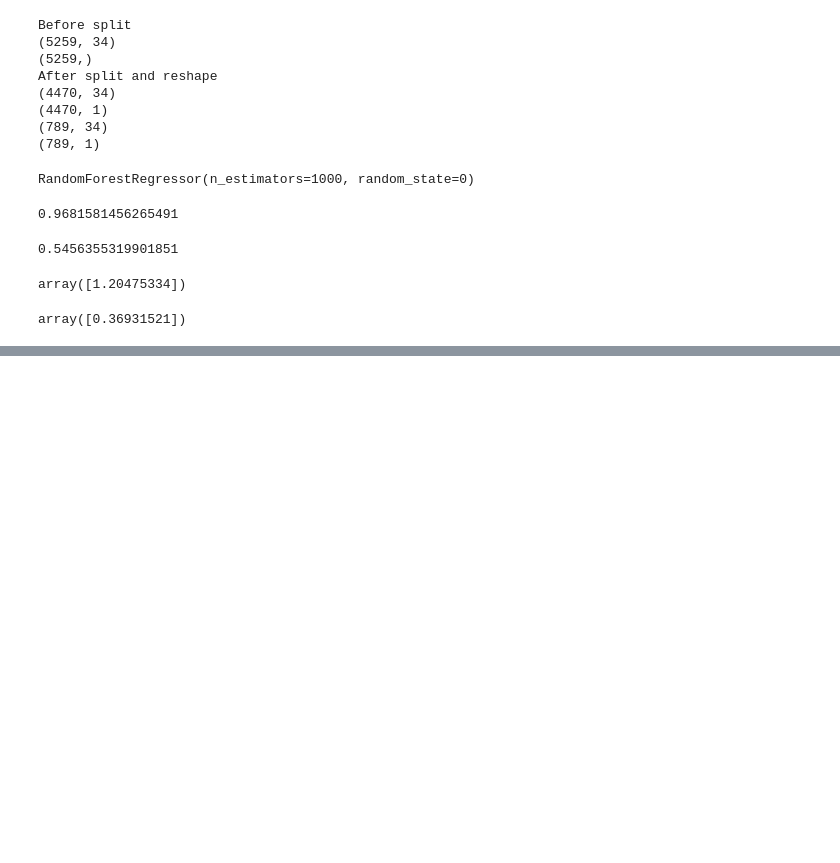
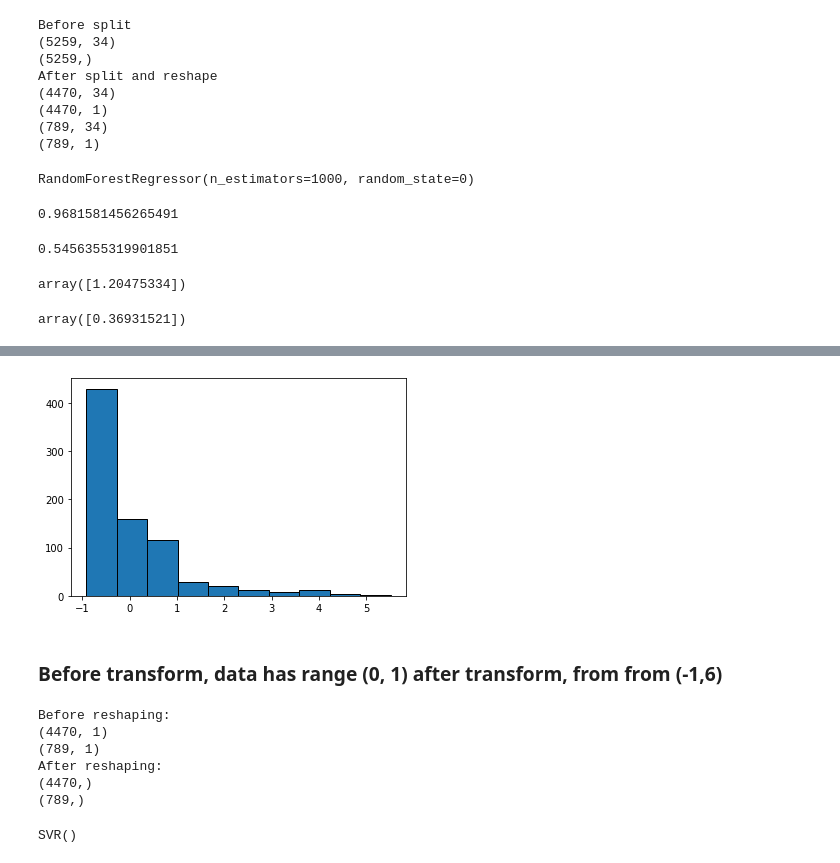
Before and after one commit to bradley-p/Solar_Energy_Forecasting, a Jupyter notebook: src/learning_experiments.ipynb, the cells around one changed output, grey strips where cells are left out. Drawn from its saved outputs; the diff is of its cells as text; code cells hidden in the pictures; blank space fills up the shorter version.

```diff
--- a/src/learning_experiments.ipynb
+++ b/src/learning_experiments.ipynb
@@ -67,0 +87,31 @@ array([0.36931521])
+# %%
+plt.figure()
+plt.hist(y_test, edgecolor='black')
+plt.show()
+# %% [output]
+[figure, added]
+# %% [markdown]
+### Before transform, data has range (0, 1) after transform, from from (-1,6)
+# %%
+# Reshape Y
+print('Before reshaping: ')
+print(y_train.shape)
+print(y_test.shape)
+
+y_train = y_train.flatten()
+y_test = y_test.flatten()
+print('After reshaping: ')
+print(y_train.shape)
+print(y_test.shape)
+# %% [output]
+Before reshaping:
+(4470, 1)
+(789, 1)
+After reshaping:
+(4470,)
+(789,)
+# %%
+regressor = SVR(kernel='rbf')
+regressor.fit(x_train, y_train)
+# %% [output]
+SVR()
```
Also changed, not shown: parts of 11 cells of this notebook, 1 other file.
